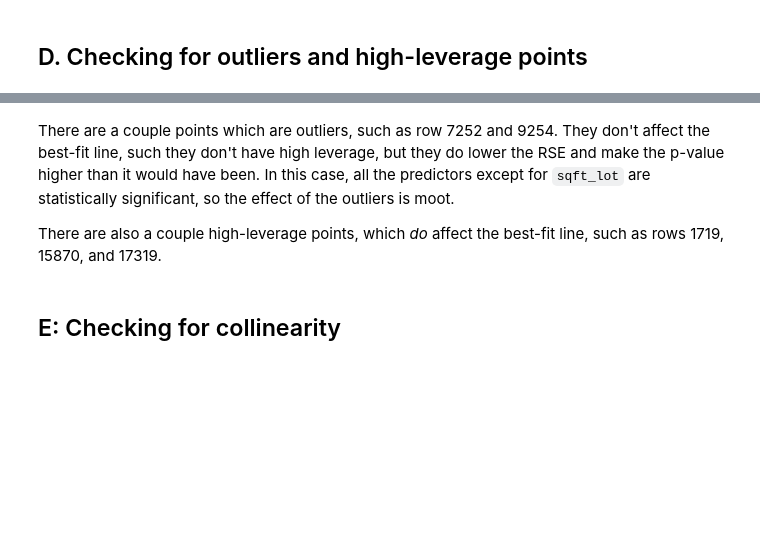
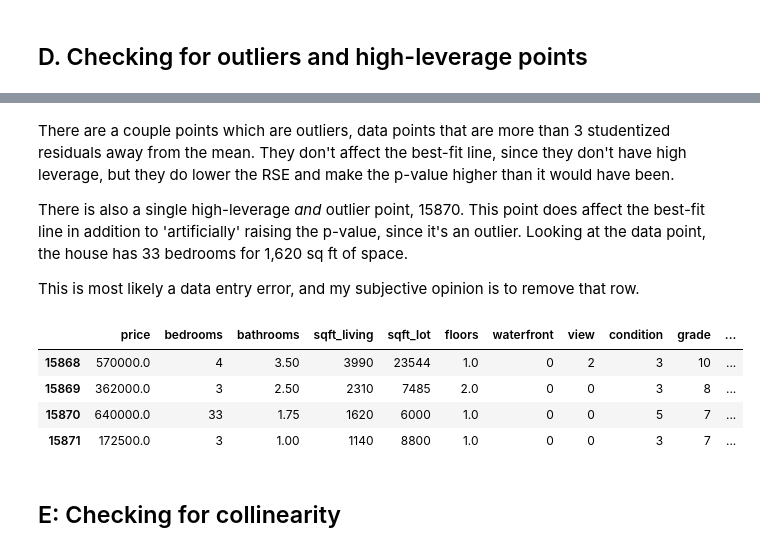
Before and after one commit to aok1425/housing-price-prediction, a Jupyter notebook: Housing Prices Regression.ipynb, the cells around one changed output, grey strips where cells are left out. Drawn from its saved outputs; the diff is of its cells as text; code cells hidden in the pictures; blank space fills up the shorter version.

```diff
--- a/Housing Prices Regression.ipynb
+++ b/Housing Prices Regression.ipynb
@@ -336,7 +335,17 @@ KeyboardInterrupt:
 # %% [markdown]
-There are a couple points which are outliers, such as row 7252 and 9254. They don't affect the best-fit line, such they don't have high leverage, but they do lower the RSE and make the p-value higher than it would have been. In this case, all the predictors except for `sqft_lot` are statistically significant, so the effect of the outliers is moot.
+There are a couple points which are outliers, data points that are more than 3 studentized residuals away from the mean. They don't affect the best-fit line, since they don't have high leverage, but they do lower the RSE and make the p-value higher than it would have been.
 
-There are also a couple high-leverage points, which _do_ affect the best-fit line, such as rows 1719, 15870, and 17319.
+There is also a single high-leverage _and_ outlier point, 15870. This point does affect the best-fit line in addition to 'artificially' raising the p-value, since it's an outlier. Looking at the data point, the house has 33 bedrooms for 1,620 sq ft of space.
+
+This is most likely a data entry error, and my subjective opinion is to remove that row.
+# %%
+house.iloc[15870-2:15870+2, :11]
+# %% [output]
+|  | price | bedrooms | bathrooms | sqft_living | sqft_lot | floors | waterfront | view | condition | grade | ... |
+| 15868 | 570000.0 | 4 | 3.50 | 3990 | 23544 | 1.0 | 0 | 2 | 3 | 10 | ... |
+| 15869 | 362000.0 | 3 | 2.50 | 2310 | 7485 | 2.0 | 0 | 0 | 3 | 8 | ... |
+| 15870 | 640000.0 | 33 | 1.75 | 1620 | 6000 | 1.0 | 0 | 0 | 5 | 7 | ... |
+| 15871 | 172500.0 | 3 | 1.00 | 1140 | 8800 | 1.0 | 0 | 0 | 3 | 7 | ... |
 # %% [markdown]
 ## E: Checking for collinearity
 # %%
```
Also changed, not shown: parts of 1 cell of this notebook, 1 other file.
